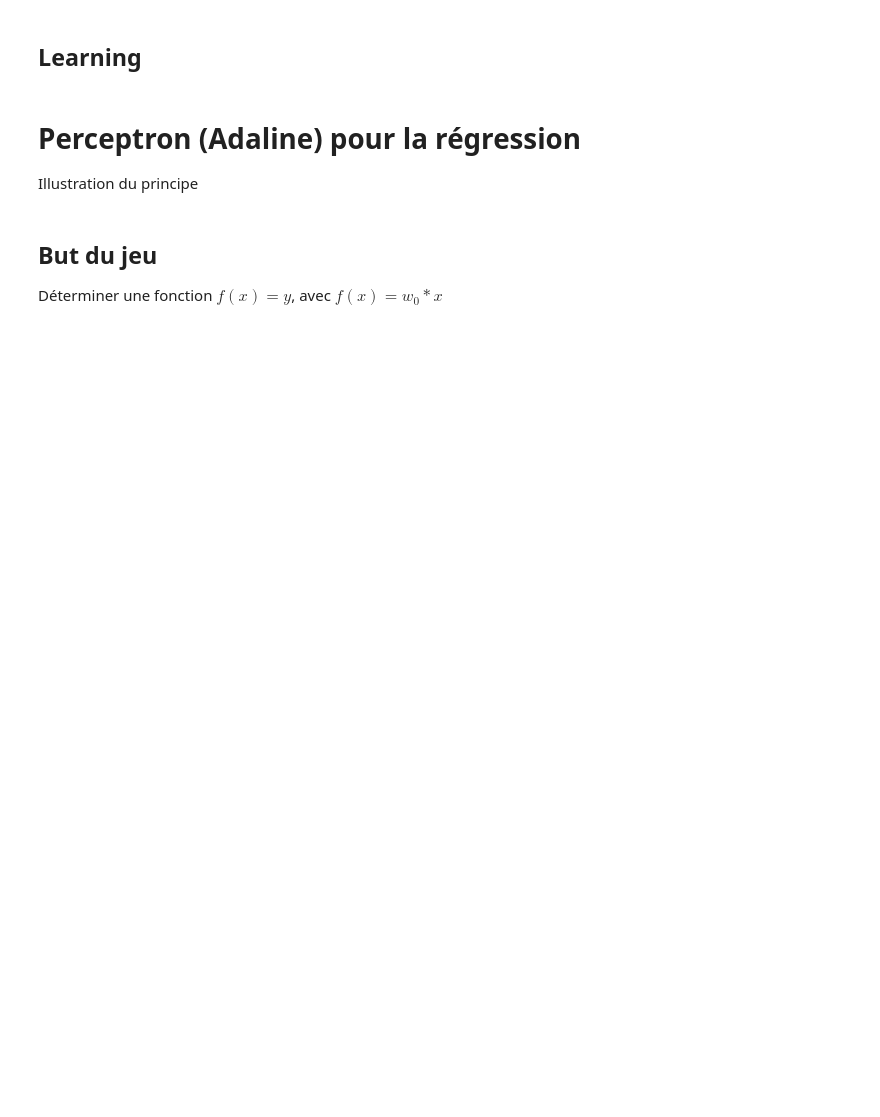
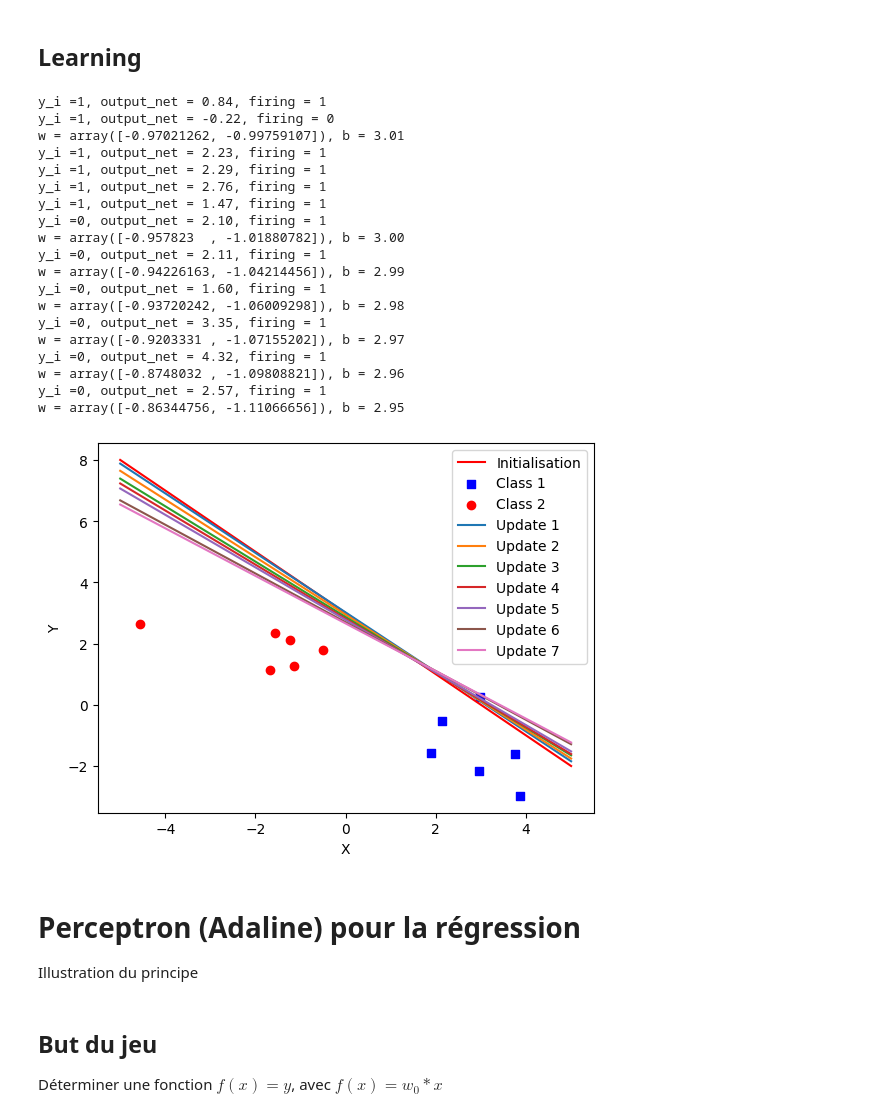
Before and after one commit to bgauzere/ia_chimie, a Jupyter notebook: CM/Notebooks/Perceptron.ipynb, the cells around one changed output. Cells and saved outputs as stored; diff of their text form; code cells hidden in the pictures; blank space fills up the shorter version.

```diff
--- a/CM/Notebooks/Perceptron.ipynb
+++ b/CM/Notebooks/Perceptron.ipynb
@@ -63,34 +69,55 @@ plt.plot(x, y_plot, color='red', label='Initialisation')
 plt.xlabel('X')
 plt.ylabel('Y')
 
 # Plot the datasets
 plt.scatter(class1[:,0], class1[:,1], marker='s', color='blue', label='Class 1')
 plt.scatter(class2[:,0], class2[:,1], marker='o', color='red', label='Class 2')
 
 # Generate a random permutation of X and y
 permuted_indices = np.random.permutation(len(X))
 permuted_X = X[permuted_indices]
 permuted_y = y[permuted_indices]
 
 #Learning
 nb_updates = 0
-lr = .2
+lr = .01
 for i in range(len(X)):
     x_i = X[i]
     y_i = y[i]
     output_net = np.dot(w,x_i) + b
     firing = 1 if output_net > 0 else 0
     print(f"{y_i =}, {output_net = :.2f}, {firing = }")
     if y_i != firing:
         w = w + lr * (y_i - firing) * x_i
         b = b + lr * (y_i - firing)
         print(f"{w = }, {b = :.2f}")
         nb_updates += 1
         # Print the new line
         y_plot = -(w[0] * x + b) / w[1]
         plt.plot(x,y_plot,label=f"Update {nb_updates}")
 plt.legend()
 plt.show()
+# %% [output]
+y_i =1, output_net = 0.84, firing = 1
+y_i =1, output_net = -0.22, firing = 0
+w = array([-0.97021262, -0.99759107]), b = 3.01
+y_i =1, output_net = 2.23, firing = 1
+y_i =1, output_net = 2.29, firing = 1
+y_i =1, output_net = 2.76, firing = 1
+y_i =1, output_net = 1.47, firing = 1
+y_i =0, output_net = 2.10, firing = 1
+w = array([-0.957823  , -1.01880782]), b = 3.00
+y_i =0, output_net = 2.11, firing = 1
+w = array([-0.94226163, -1.04214456]), b = 2.99
+y_i =0, output_net = 1.60, firing = 1
+w = array([-0.93720242, -1.06009298]), b = 2.98
+y_i =0, output_net = 3.35, firing = 1
+w = array([-0.9203331 , -1.07155202]), b = 2.97
+y_i =0, output_net = 4.32, firing = 1
+w = array([-0.8748032 , -1.09808821]), b = 2.96
+y_i =0, output_net = 2.57, firing = 1
+w = array([-0.86344756, -1.11066656]), b = 2.95
+[figure, added]
 # %% [markdown]
 # Perceptron (Adaline) pour la régression
 
```
Also changed, not shown: parts of 2 cells of this notebook, 22 other files.
